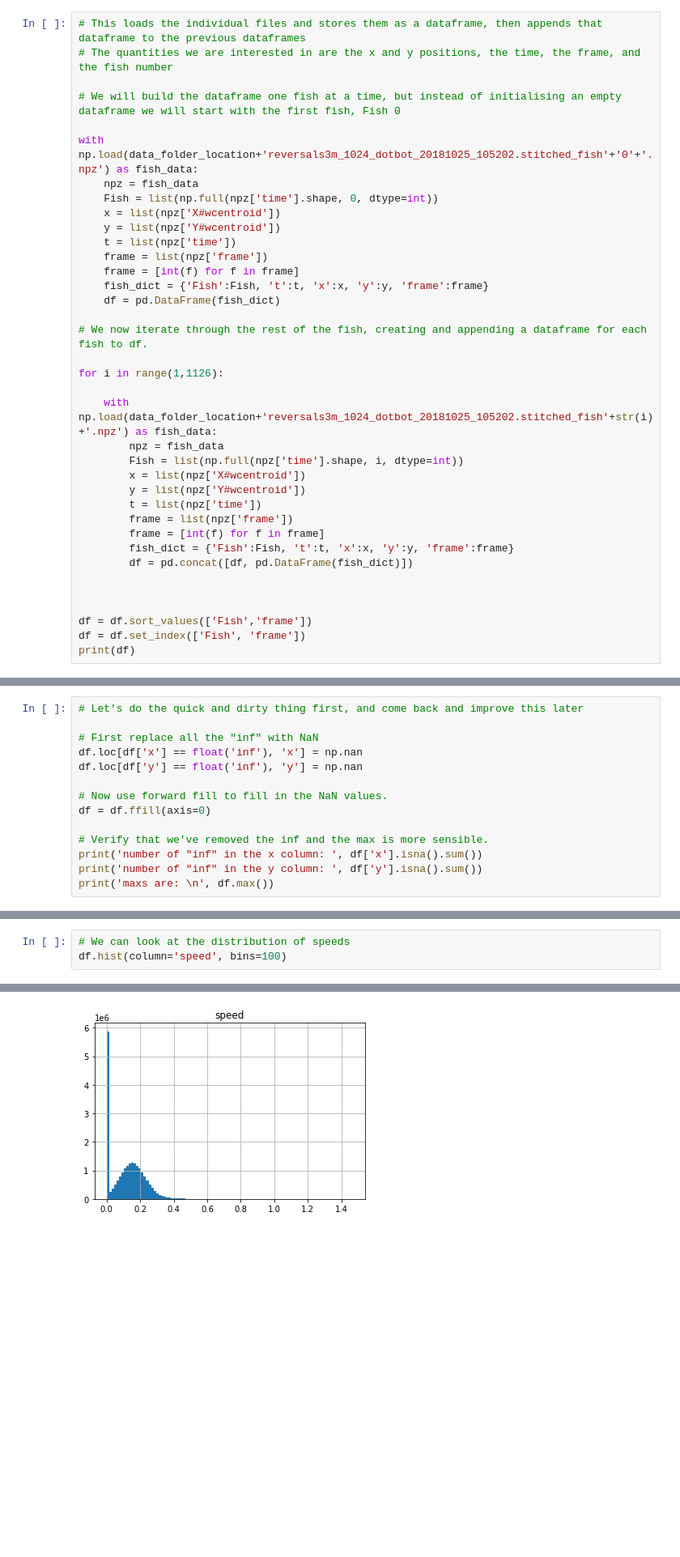
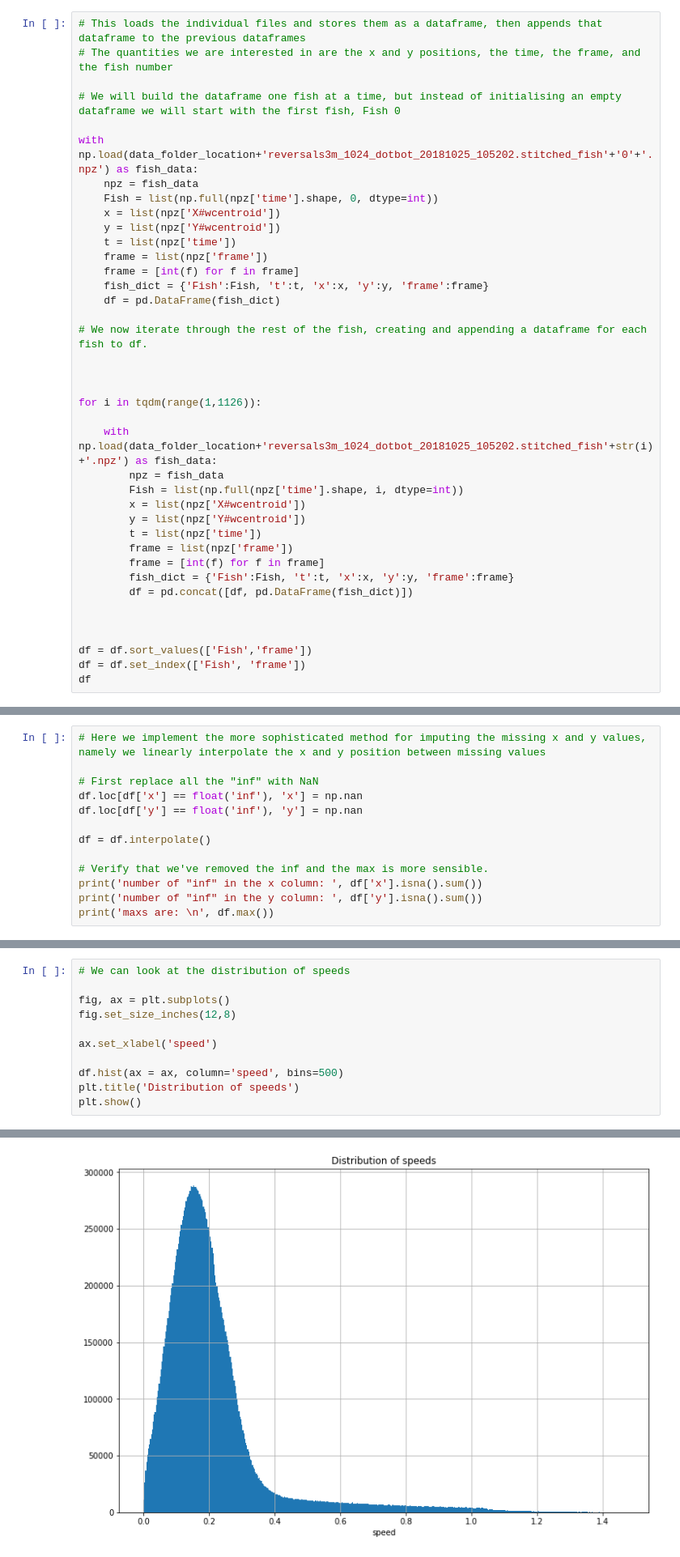
Before and after one commit to Mark-Bugden/Fish-Physics, a Jupyter notebook: Cleaning Data/1024 sunbleak/Cleaning 1024 sunbleak.ipynb, the cells around one changed output, grey strips where cells are left out. Shown at 81% size. Cells and saved outputs as stored; diff of their text form; blank space fills up the shorter version.

```diff
--- a/Cleaning Data/1024 sunbleak/Cleaning 1024 sunbleak.ipynb
+++ b/Cleaning Data/1024 sunbleak/Cleaning 1024 sunbleak.ipynb
@@ -40,7 +45,9 @@ with np.load(data_folder_location+'reversals3m_1024_dotbot_20181025_105202.stitc
 
 # We now iterate through the rest of the fish, creating and appending a dataframe for each fish to df.
 
-for i in range(1,1126):
+
+
+for i in tqdm(range(1,1126)):
 
     with np.load(data_folder_location+'reversals3m_1024_dotbot_20181025_105202.stitched_fish'+str(i)+'.npz') as fish_data:
         npz = fish_data
@@ -57,5 +64,5 @@ for i in range(1,1126):
 
 df = df.sort_values(['Fish','frame'])
 df = df.set_index(['Fish', 'frame'])
-print(df)
+df
 # %% [output]
@@ -125,14 +130,0 @@ The easiest method would be to just replace all inf with NaN, then sort by fish
-# %%
-# Let's do the quick and dirty thing first, and come back and improve this later
-
-# First replace all the "inf" with NaN
-df.loc[df['x'] == float('inf'), 'x'] = np.nan
-df.loc[df['y'] == float('inf'), 'y'] = np.nan
-
-# Now use forward fill to fill in the NaN values.
-df = df.ffill(axis=0)
-
-# Verify that we've removed the inf and the max is more sensible.
-print('number of "inf" in the x column: ', df['x'].isna().sum())
-print('number of "inf" in the y column: ', df['y'].isna().sum())
-print('maxs are: \n', df.max())
@@ -146,0 +131,13 @@ dtype: float32
+# %%
+# Here we implement the more sophisticated method for imputing the missing x and y values, namely we linearly interpolate the x and y position between missing values
+
+# First replace all the "inf" with NaN
+df.loc[df['x'] == float('inf'), 'x'] = np.nan
+df.loc[df['y'] == float('inf'), 'y'] = np.nan
+
+df = df.interpolate()
+
+# Verify that we've removed the inf and the max is more sensible.
+print('number of "inf" in the x column: ', df['x'].isna().sum())
+print('number of "inf" in the y column: ', df['y'].isna().sum())
+print('maxs are: \n', df.max())
@@ -258,5 +260,13 @@ y minimum is:  3.064422607421875
 y maximum is:  122.00428771972656
 # %%
 # We can look at the distribution of speeds
-df.hist(column='speed', bins=100)
+
+fig, ax = plt.subplots()
+fig.set_size_inches(12,8)
+
+ax.set_xlabel('speed')
+
+df.hist(ax = ax, column='speed', bins=500)
+plt.title('Distribution of speeds')
+plt.show()
 # %% [output]
@@ -264 +273 @@ array([[<AxesSubplot:title={'center':'speed'}>]], dtype=object)
-[figure, old version]
+[figure, new version]
```
Also changed, not shown: parts of 17 cells of this notebook.
